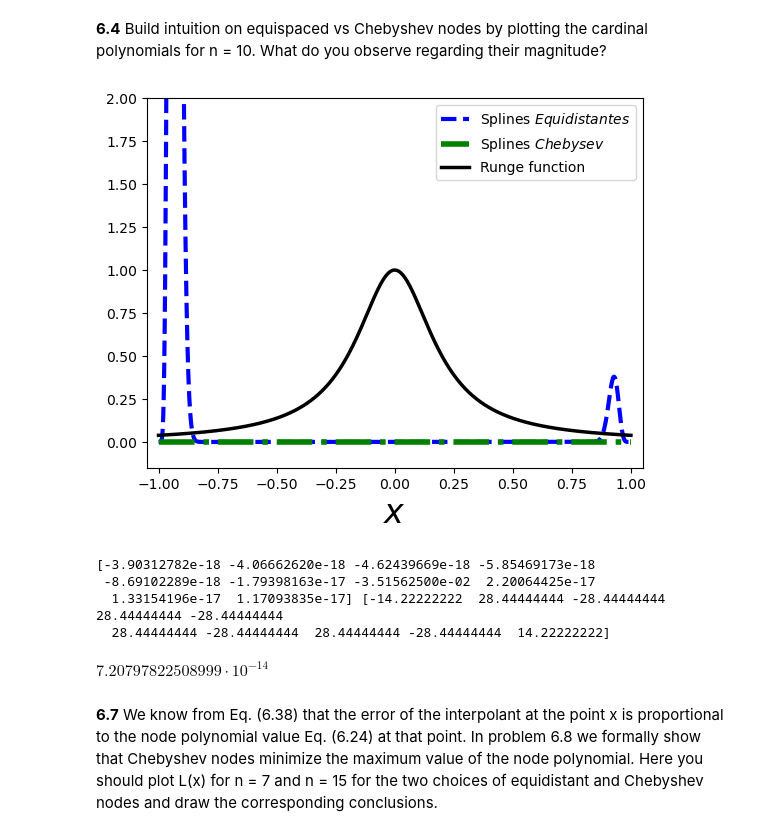
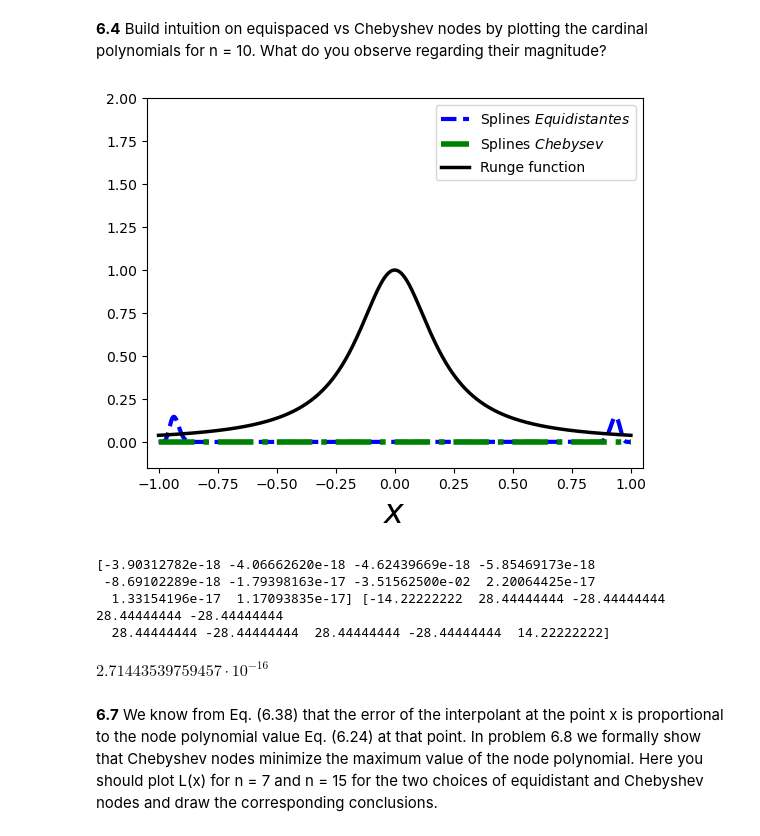
Before and after one commit to Arely00/ArelyGuadalupeJimenezDIaz-mn-2024, a Jupyter notebook: Ejercicios capitulo 6 .ipynb, the cells around one changed output. Saved outputs shown, nothing was run; the diff lists cells and outputs as text; code cells hidden in the pictures.

```diff
--- a/Ejercicios capitulo 6 .ipynb
+++ b/Ejercicios capitulo 6 .ipynb
@@ -49,41 +111,41 @@ def lk(x,dataxs,datays,n):
     l=np.ones(n-1)
     lk=1
     c=np.multiply(w, nume)
-    for i in range(n-1):
-        lk*=c[i]
+    for i in range(n):
+            lk*=c[i]
     return lk
 
 def pol(x,dataxs,datays):
     lag=list(map(lambda x,y,z:x*y*z,numerador(x,dataxs),weights(dataxs),datays))
     suma=sum(lag)
     return suma
 
 def plotting():
     plt.xlabel('$x$', fontsize=24)
 
     n = 10
     dataxs, datays = generatedata(n, f, "equi")
     interpxsA = np.linspace(-1,1,100*n)
     interpysA = [lk(x,dataxs, datays,n) for x in interpxsA]
     plt.plot(interpxsA, interpysA, 'b--', label='Splines $Equidistantes$', linewidth=3)
 
     n = 10
     dataxs, datays = generatedata(n, f, "cheb")
     interpxsB = np.linspace(-1,1,100*n)
     interpysB = [lk(x,dataxs, datays, n) for x in interpxsB]
     plt.plot(interpxsB, interpysB, 'g-.', label='Splines $Chebysev$', linewidth=4)
     plt.plot(interpxsB, f(interpxsB), 'k-', label='Runge function', linewidth=2.5)
 
     plt.legend(loc=1)
 
     plt.xlim(-1.05, 1.05)
     plt.ylim(-0.15, 2)
     plt.show()
 
 if __name__ == '__main__':
     plotting()
 # %% [output]
-[figure, old version]
+[figure, new version]
 # %%
 n = 10
 dataxs, datays = generatedata(n, f, "cheb")
@@ -96,6 +158,6 @@ lk(-0.99,dataxs,datays,n)
  -8.69102289e-18 -1.79398163e-17 -3.51562500e-02  2.20064425e-17
   1.33154196e-17  1.17093835e-17] [-14.22222222  28.44444444 -28.44444444  28.44444444 -28.44444444
   28.44444444 -28.44444444  28.44444444 -28.44444444  14.22222222]
-$\displaystyle 7.20797822508999 \cdot 10^{-14}$
+$\displaystyle 2.71443539759457 \cdot 10^{-16}$
 # %% [markdown]
 **6.7** We know from Eq. (6.38) that the error of the interpolant at the point x is proportional to the node polynomial value Eq. (6.24) at that point. In problem 6.8 we formally show that Chebyshev nodes minimize the maximum value of the node polynomial. Here you should plot L(x) for n = 7 and n = 15 for the two choices of equidistant and Chebyshev nodes and draw the corresponding conclusions.
```
Also changed, not shown: parts of 6 cells of this notebook.
